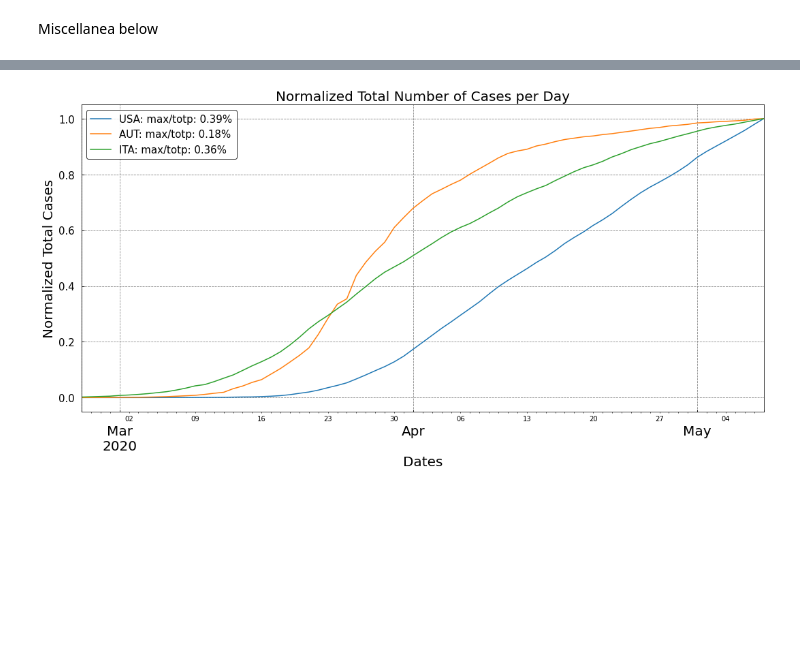
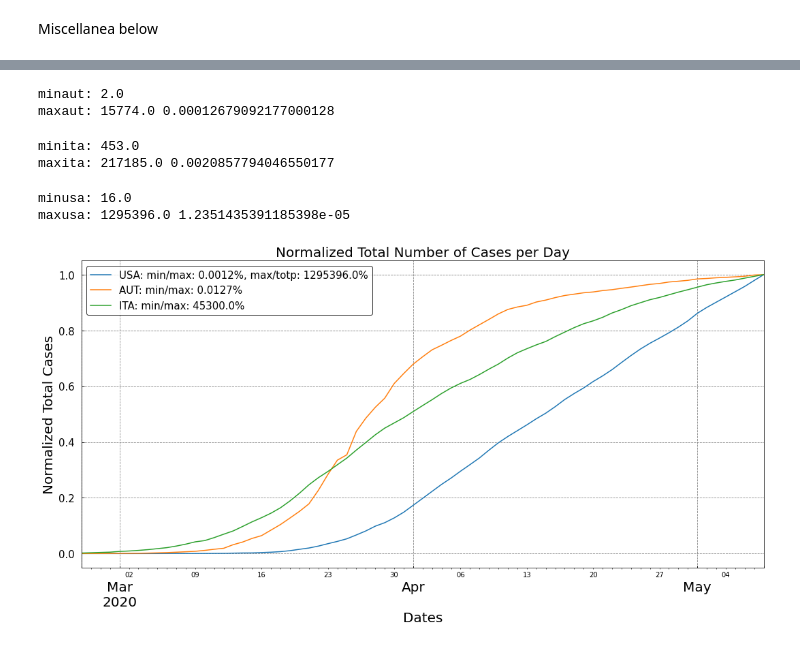
Before and after one commit to RMilock/ComplexSpread, a Jupyter notebook: CSSE_JHU/data_viz.ipynb, the cells around one changed output, grey strips where cells are left out. Drawn from its saved outputs; the diff is of its cells as text; code cells hidden in the pictures; blank space fills up the shorter version.

```diff
--- a/CSSE_JHU/data_viz.ipynb
+++ b/CSSE_JHU/data_viz.ipynb
@@ -34,50 +93,71 @@ Miscellanea below
 # %%
+N = int(8.9*1e6)
 dfstat = dh[dh["iso_code"]=="AUT"]
 start_date = "2020-02-25"; end_date = "2020-05-08"
 mask = (dfstat.index > start_date) & (dfstat.index <= end_date)
 dfstat = dfstat.loc[mask]
-maxaut = dfstat.iloc[:,-2:].max()["total_cases"] / 89000
+maxaut = dfstat.iloc[:,-2:].max()["total_cases"]
+minaut = dfstat["total_cases"][0]
 #https://sdw.ecb.europa.eu/quickview.do?SERIES_KEY=139.AME.A.AUT.1.0.0.0.ZUTN&periodSortOrder=ASC
 dfstat = dfstat.iloc[:,-2:].apply(lambda x: x/ x.max(), axis=0)
+print(f'minaut: {minaut}',)
+print(f'maxaut: {maxaut}', minaut/maxaut)
+# %% [output]
+minaut: 2.0
+maxaut: 15774.0 0.00012679092177000128
 # %%
+N = int(6*1e7)
 dfita = dh[dh["iso_code"]=="ITA"]
 start_date = "2020-02-25"; end_date = "2020-05-08"
 mask = (dfita.index > start_date) & (dfita.index <= end_date)
 dfita = dfita.loc[mask]
-maxita = dfita.iloc[:,-2:].max()["total_cases"] / 600000 #https://www.istat.it/en/archivio/253831 /100 for percentage
+minita = dfita["total_cases"][0]
+maxita = dfita.iloc[:,-2:].max()["total_cases"] #https://www.istat.it/en/archivio/253831 /100 for percentage
 dfita = dfita.iloc[:,-2:].apply(lambda x: x/ x.max(), axis=0)
+print(f'minita: {minita}',)
+print(f'maxita: {maxita}',minita/maxita)
+# %% [output]
+minita: 453.0
+maxita: 217185.0 0.0020857794046550177
 # %%
 dfusa = dh[dh["iso_code"]=="USA"]
 mask = (dfusa.index > start_date) & (dfusa.index <= end_date)
 dfusa = dfusa.loc[mask]
-maxusa = dfusa.iloc[:,-2:].max()["total_cases"] / 3330000 #https://www.census.gov/popclock/
+N = int(3.32*1e8)
+maxusa = dfusa.iloc[:,-2:].max()["total_cases"] #https://www.census.gov/popclock/
+minusa = dfusa.iloc[:,-2:].min()["total_cases"]
 dfusa = dfusa.iloc[:,-2:].apply(lambda x: x/ x.max(), axis=0)
+print(f'minusa: {minusa}',)
+print(f'maxusa: {maxusa}',minusa/maxusa)
+# %% [output]
+minusa: 16.0
+maxusa: 1295396.0 1.2351435391185398e-05
 # %%
 def rhu(n, decimals=0):
     import math
     multiplier = 10 ** decimals
     return math.floor(n*multiplier + 0.5) / multiplier
 
 
 import matplotlib.pyplot as plt
 fig, axs = plt.subplots(figsize=(15, 8))
 #dfusa = dh[dh["iso_code"]=="USA"]
 #dfstatt = dh[dh["iso_code"]=="AUT"]
-dfusa["total_cases"].plot(ax = axs, label = f"USA: max/totp: {rhu(maxusa,2)}%")
-dfstat["total_cases"].plot(ax = axs, label = f"AUT: max/totp: {rhu(maxaut,2)}%")
-dfita["total_cases"].plot(ax = axs, label = f"ITA: max/totp: {rhu(maxita,2)}%")
+dfusa["total_cases"].plot(ax = axs, label = f"USA: min/max: {rhu(minusa/maxusa*100,4)}%, max/totp: {rhu(maxusa,2)}%")
+dfstat["total_cases"].plot(ax = axs, label = f"AUT: min/max: {rhu(minaut/maxaut*100,4)}%")
+dfita["total_cases"].plot(ax = axs, label = f"ITA: min/max: {rhu(minita*100,4)}%")
 
 
 plt.grid(color = "grey", ls = "--")
 plt.xlabel("Dates", fontsize = 20); plt.ylabel("Normalized Total Cases", fontsize = 20);
 plt.title("Normalized Total Number of Cases per Day", fontsize = 20)
 plt.tick_params(axis = "both", labelsize = 15, direction="in", pad=10)
 plt.tick_params(axis = "x", labelsize = 20, direction="in", pad=-25)
 
 #plt.xticks(fontsize=10)
 plt.tight_layout()
 plt.legend(prop = {"size":15}, edgecolor = "k")
 path_string = "/home/hal21/MEGAsync/Tour_Physics2.0/Thesis/NetSciThesis/Project/ComplexSpread/LateX/images/Introduction"
 plt.savefig(f"{path_string}/COVID-RealStates.png", format="png", dpi=200)
 # %% [output]
-[figure, old version]
+[figure, new version]
```
Also changed, not shown: parts of 6 cells of this notebook.
